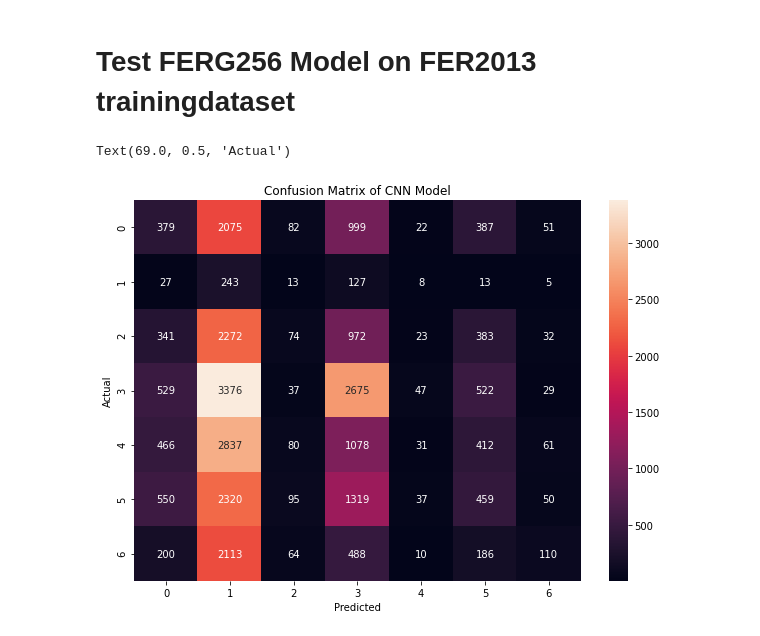
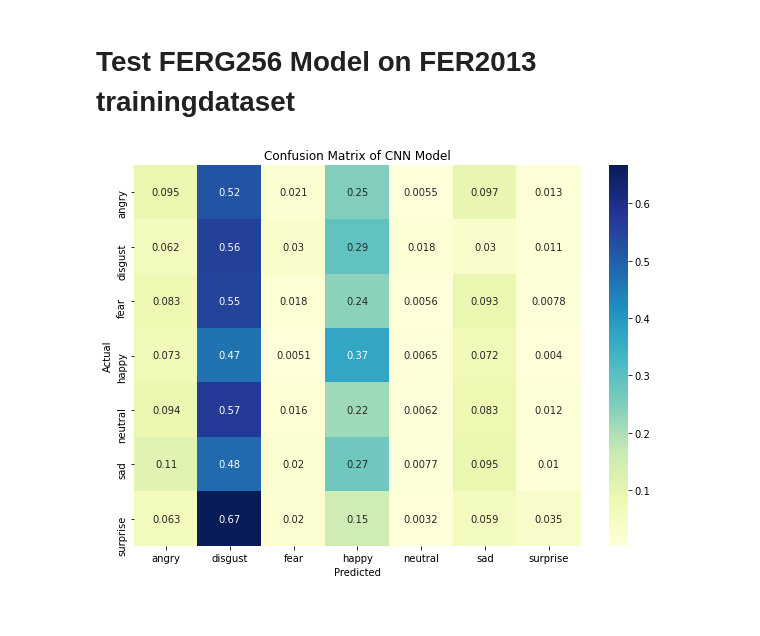
Before and after one commit to holzweber/FacialEmotionRecognition, a Jupyter notebook: ML/Holzweber_11803108_FER_FERG256.ipynb, the cells around one changed output. Drawn from its saved outputs; the diff is of its cells as text; code cells hidden in the pictures.

```diff
--- a/ML/Holzweber_11803108_FER_FERG256.ipynb
+++ b/ML/Holzweber_11803108_FER_FERG256.ipynb
@@ -249,15 +244,4 @@ fer2013_data = fer2013_data / 255.0,
-# %%
-conmatrix = getConfusionMatrix(fer2013_data,fer2013_label)
-df_cm = pd.DataFrame(conmatrix, index = [i for i in "0123456"],
-                  columns = [i for i in "0123456"])
-
-plt.figure(figsize = (10,7))
-sn.heatmap(df_cm, annot=True,fmt="d")
-plt.title('Confusion Matrix of CNN Model')
-# Set x-axis label
-plt.xlabel('Predicted')
-# Set y-axis label
-plt.ylabel('Actual')
-# %% [output]
-Text(69.0, 0.5, 'Actual')
-[figure, removed]
+# %%
+printConfusionMatrix(loaded_model)
+# %% [output]
+[figure, added]
```
Also changed, not shown: parts of 16 cells of this notebook, 2 other files.
